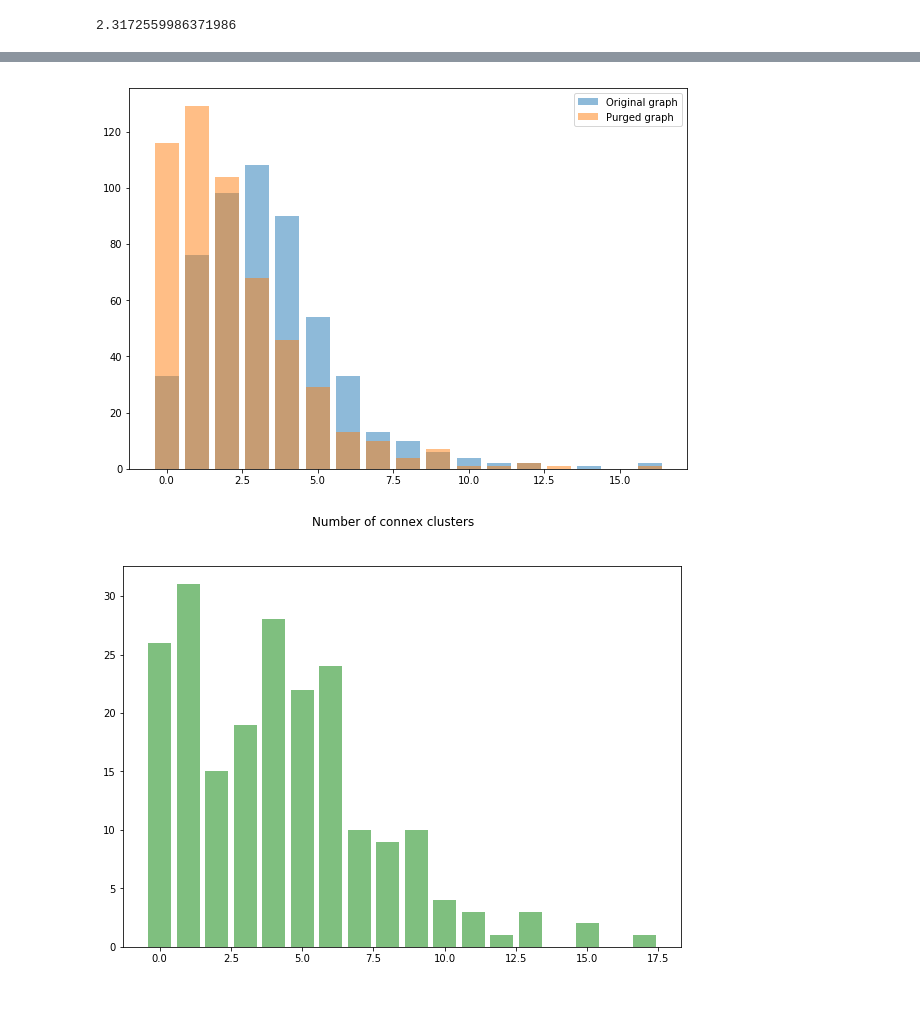
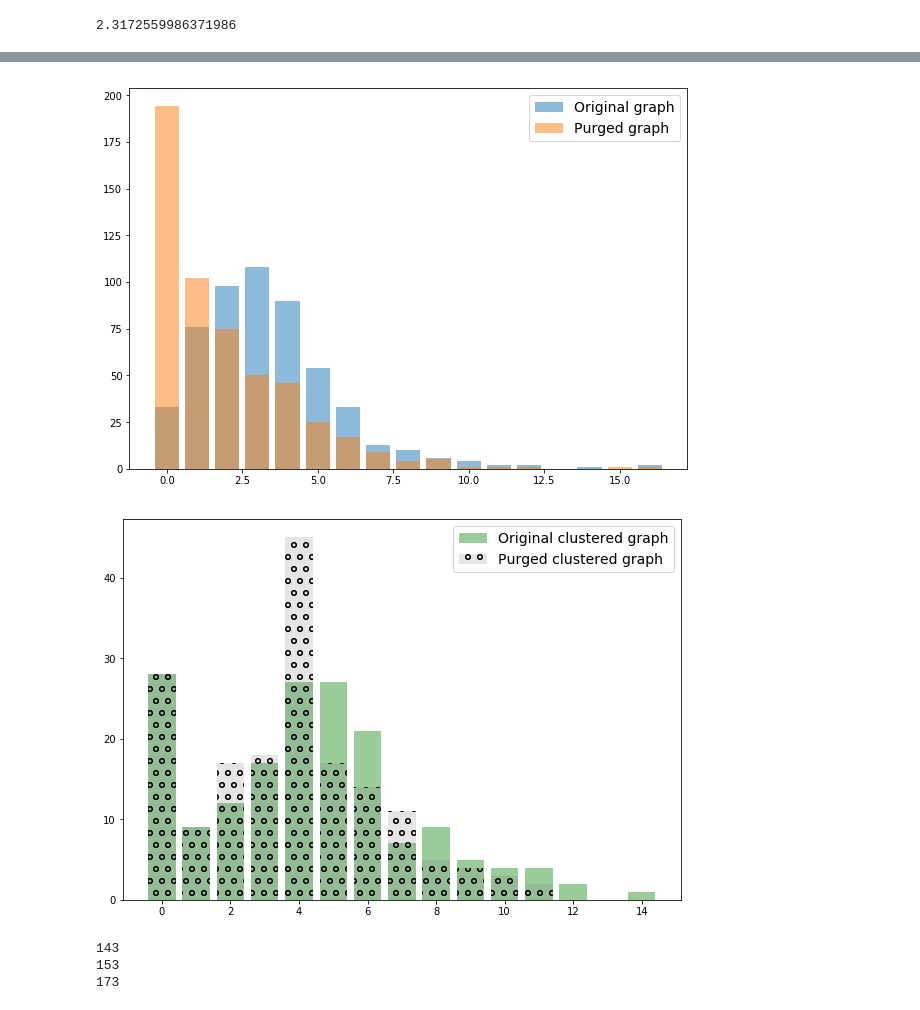
Before and after one commit to thomasszuber/lbb, a Jupyter notebook: clustering.ipynb, the cells around one changed output, grey strips where cells are left out. Drawn from its saved outputs; the diff is of its cells as text; code cells hidden in the pictures.

Commit message:
exponential weights

```diff
--- a/clustering.ipynb
+++ b/clustering.ipynb
@@ -157,3 +226,0 @@ with pd.option_context('display.max_rows', None, 'display.max_columns', None):
-# %%
-clustered_romes = clustered_romes.filter(['rome','group','rome_lab','shortest'])
-clustered_romes.to_csv('../results/clustered_romes_1_5.csv',index=False)
@@ -165,3 +268,16 @@ cluster_groups = {i+1:clustered_romes.loc[clustered_romes.group == clus, 'rome']
+# %%
+data = pd.read_csv("../bases/rome_tension.csv")
+data = data[['rome5','BE_id','T']]
+data_means = data.groupby('BE_id').mean()
+data_means['BE_id'] = data_means.index
+data_means = data_means.reset_index(drop=True).rename(columns = {'T':'mean'})
+data=pd.merge(data,data_means,how='left',on='BE_id')
+data['T'] = data['T'] - data['mean']
+data = data[['rome5','BE_id','T']].rename(columns = {'rome5':'rome'})
+data = pd.merge(data,clustered_romes,on='rome',how='left')
+data = data.groupby(['group','BE_id']).mean().reset_index(level=['BE_id','group'])
+data.BE_id = data.BE_id.astype(str)
+data = data.pivot(index='BE_id',columns='group',values='T')
 # %%
 clustered_graph = {}
 for i,group in cluster_groups.items():
@@ -178,3 +294,13 @@ for rome, romes in graph.items():
+# %%
+clustered_graph_ordered = {}
+clustered_graph_trimmed = {}
+for i,connex in clustered_graph.items():
+    correlations = {}
+    for j in connex:
+        correlations[j] = data[i].corr(data[j])
+    correlations = dict(sorted(correlations.items(),key=lambda x: x[1],reverse=True))
+    clustered_graph_ordered[i] = list(correlations.keys())
+    clustered_graph_trimmed[i] = clustered_graph_ordered[i][0:herfs[i]]
 # %%
 np.std([len(connex) for connex in graph.values()])
 # %% [output]
@@ -191,18 +317,42 @@ np.mean([len(connex) for connex in clustered_graph.values()])
 graph_lengths = Counter([len(connex) for connex in graph.values()])
 purged_graph_lengths = Counter([len(connex) for connex in purged_graph.values()])
 clustered_graph_lengths = Counter([len(connex) for connex in clustered_graph.values()])
+clustered_graph_trimmed_lengths = Counter([len(connex) for connex in clustered_graph_trimmed.values()])
 # %%
 fig, axs = plt.subplots(sharex=True,figsize=(10,7))
 axs.bar(graph_lengths.keys(),graph_lengths.values(),alpha=0.5)
 axs.bar(purged_graph_lengths.keys(),purged_graph_lengths.values(),alpha=0.5)
-axs.legend(['Original graph','Purged graph'])
+axs.legend(['Original graph','Purged graph'],prop={'size':14})
 fig.savefig('../results/connex_romes.png')
 # %% [output]
-[figure, old version]
+[figure, new version]
 # %%
-fig, ax = plt.subplots(sharex=True,figsize=(10,7))
-fig.suptitle('Number of connex clusters')
-ax.bar(clustered_graph_lengths.keys(),clustered_graph_lengths.values(),color='g',alpha=0.5)
+fig, axs = plt.subplots(sharex=True,figsize=(10,7))
+axs.bar(clustered_graph_lengths.keys(),clustered_graph_lengths.values(),color='g',alpha=0.4)
+axs.bar(clustered_graph_trimmed_lengths.keys(),clustered_graph_trimmed_lengths.values(),color='0.5',alpha=0.2,ecolor='black',hatch='o')
+axs.legend(['Original clustered graph','Purged clustered graph'],prop={'size':14})
 fig.savefig('../results/connex_clusters.png')
 # %% [output]
-[figure, old version]
+[figure, new version]
+# %%
+clustered_romes = pd.read_csv('../results/clustered_romes_2_1_no_weights.csv')
+clusters = clustered_romes.group.unique().tolist()
+print(len(clusters))
+cluster_groups = {i+1:clustered_romes.loc[clustered_romes.group == clus, 'rome'].tolist() for i, clus in enumerate(clusters)}
+cluster_size_no_weight = Counter([len(group) for group in cluster_groups.values()])
+
+clustered_romes = pd.read_csv('../results/clustered_romes_1_3_fe.csv')
+clusters = clustered_romes.group.unique().tolist()
+print(len(clusters))
+cluster_groups = {i+1:clustered_romes.loc[clustered_romes.group == clus, 'rome'].tolist() for i, clus in enumerate(clusters)}
+cluster_size_fe = Counter([len(group) for group in cluster_groups.values()])
+
+clustered_romes = pd.read_csv('../results/clustered_romes_1_5_exp_fe.csv')
+clusters = clustered_romes.group.unique().tolist()
+print(len(clusters))
+cluster_groups = {i+1:clustered_romes.loc[clustered_romes.group == clus, 'rome'].tolist() for i, clus in enumerate(clusters)}
+cluster_size_exp_fe = Counter([len(group) for group in cluster_groups.values()])
+# %% [output]
+143
+153
+173
```
Also changed, not shown: parts of 35 cells of this notebook.
